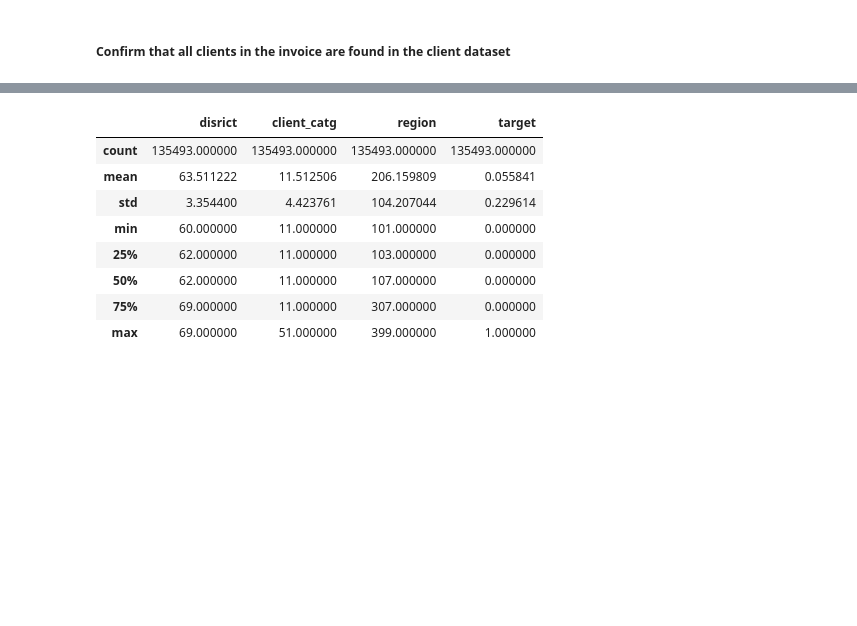
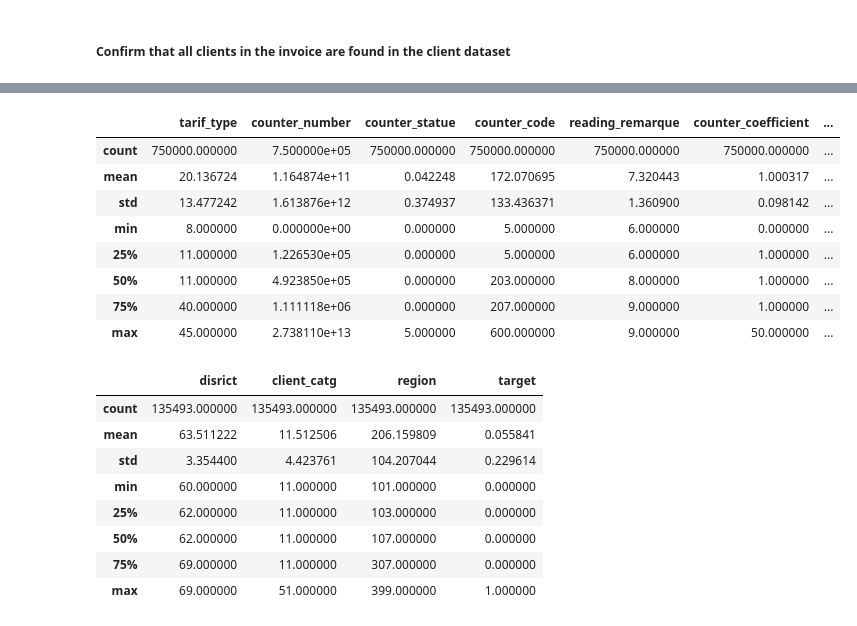
Before and after one commit to Mach-web/electricity_fraud_detection, a Jupyter notebook: Fraud_Detection_Starter.ipynb, the cells around one changed output, grey strips where cells are left out. Saved outputs shown, nothing was run; the diff lists cells and outputs as text; code cells hidden in the pictures; blank space fills up the shorter version.

```diff
--- a/Fraud_Detection_Starter.ipynb
+++ b/Fraud_Detection_Starter.ipynb
@@ -126,6 +135,16 @@ True
 # %%
 #Get a summary for all numerical columns
-# invoice_train.describe()
+invoice_train.describe()
+# %% [output]
+|  | tarif_type | counter_number | counter_statue | counter_code | reading_remarque | counter_coefficient | ... |
+| count | 750000.000000 | 7.500000e+05 | 750000.000000 | 750000.000000 | 750000.000000 | 750000.000000 | ... |
+| mean | 20.136724 | 1.164874e+11 | 0.042248 | 172.070695 | 7.320443 | 1.000317 | ... |
+| std | 13.477242 | 1.613876e+12 | 0.374937 | 133.436371 | 1.360900 | 0.098142 | ... |
+| min | 8.000000 | 0.000000e+00 | 0.000000 | 5.000000 | 6.000000 | 0.000000 | ... |
+| 25% | 11.000000 | 1.226530e+05 | 0.000000 | 5.000000 | 6.000000 | 1.000000 | ... |
+| 50% | 11.000000 | 4.923850e+05 | 0.000000 | 203.000000 | 8.000000 | 1.000000 | ... |
+| 75% | 40.000000 | 1.111118e+06 | 0.000000 | 207.000000 | 9.000000 | 1.000000 | ... |
+| max | 45.000000 | 2.738110e+13 | 5.000000 | 600.000000 | 9.000000 | 50.000000 | ... |
 # %%
 #Get a summary for all numerical columns
 client_train.describe()
```
Also changed, not shown: parts of 22 cells of this notebook.
